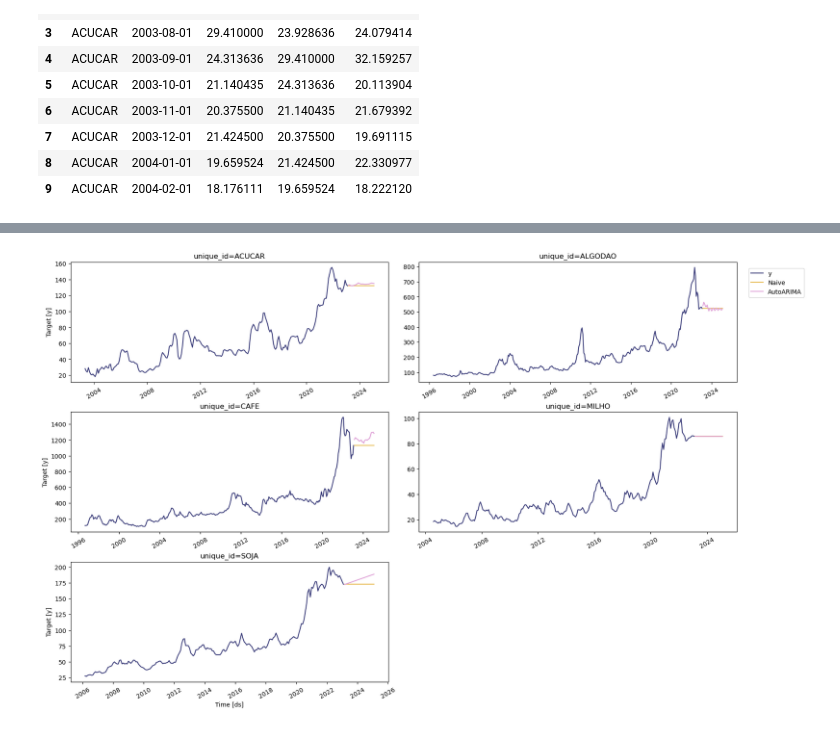
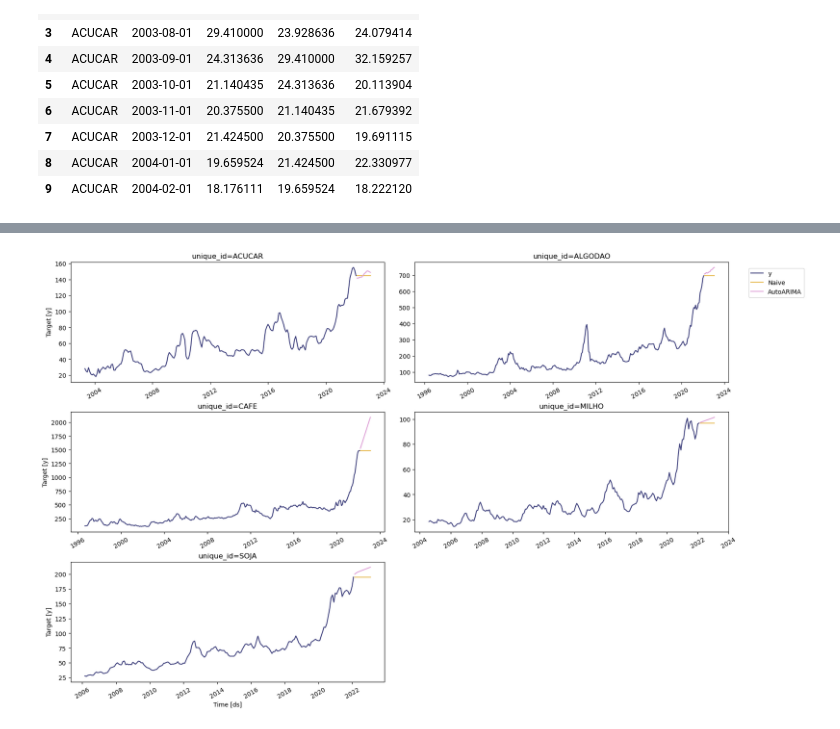
Before and after one commit to MateusVasc/sistemas-multiplos-preditores-commodities, a Jupyter notebook: notebooks/arima_naive_comms_prediction.ipynb, the cells around one changed output, grey strips where cells are left out. Saved outputs shown, nothing was run; the diff lists cells and outputs as text; code cells hidden in the pictures.

Commit message:
refac: add validation to forecast

```diff
--- a/notebooks/arima_naive_comms_prediction.ipynb
+++ b/notebooks/arima_naive_comms_prediction.ipynb
@@ -7,6 +7,8 @@ pd.set_option("display.max_columns", None)
 df_brl = pd.read_parquet('../data/all_comm/comm_brl.parquet')
 df_usd = pd.read_parquet('../data/all_comm/comm_usd.parquet')
 # %%
-Y_df_brl = df_brl.groupby('unique_id').tail(24)
-X_df_brl = df_brl.drop(Y_df_brl.index, axis = 0)
+Y_test_df_brl = df_brl.groupby('unique_id').tail(24)
+remaining = df_brl.drop(Y_test_df_brl.index, axis = 0)
+X_val_df_brl = remaining.groupby('unique_id').tail(12)
+X_train_df_brl = remaining.drop(X_val_df_brl.index, axis=0)
 # %%
@@ -36,7 +38,7 @@ sf = StatsForecast(
     freq='ME',
 )
 # %%
-forecasts = sf.forecast(df=X_df_brl, h=24, fitted=True)
-forecasts.head(24)
+forecasts_val = sf.forecast(df=X_train_df_brl, h=12, fitted=True)
+forecasts_val.head(12)
 # %% [output]
 |  | unique_id | ds | Naive | AutoARIMA |
@@ -74,4 +135,4 @@ insample_forecasts.head(10)
 # %%
-sf.plot(X_df_brl,forecasts)
+sf.plot(X_train_df_brl,forecasts_val)
 # %% [output]
-[figure, old version]
+[figure, new version]
```
Also changed, not shown: parts of 6 cells of this notebook, 2 other files.
